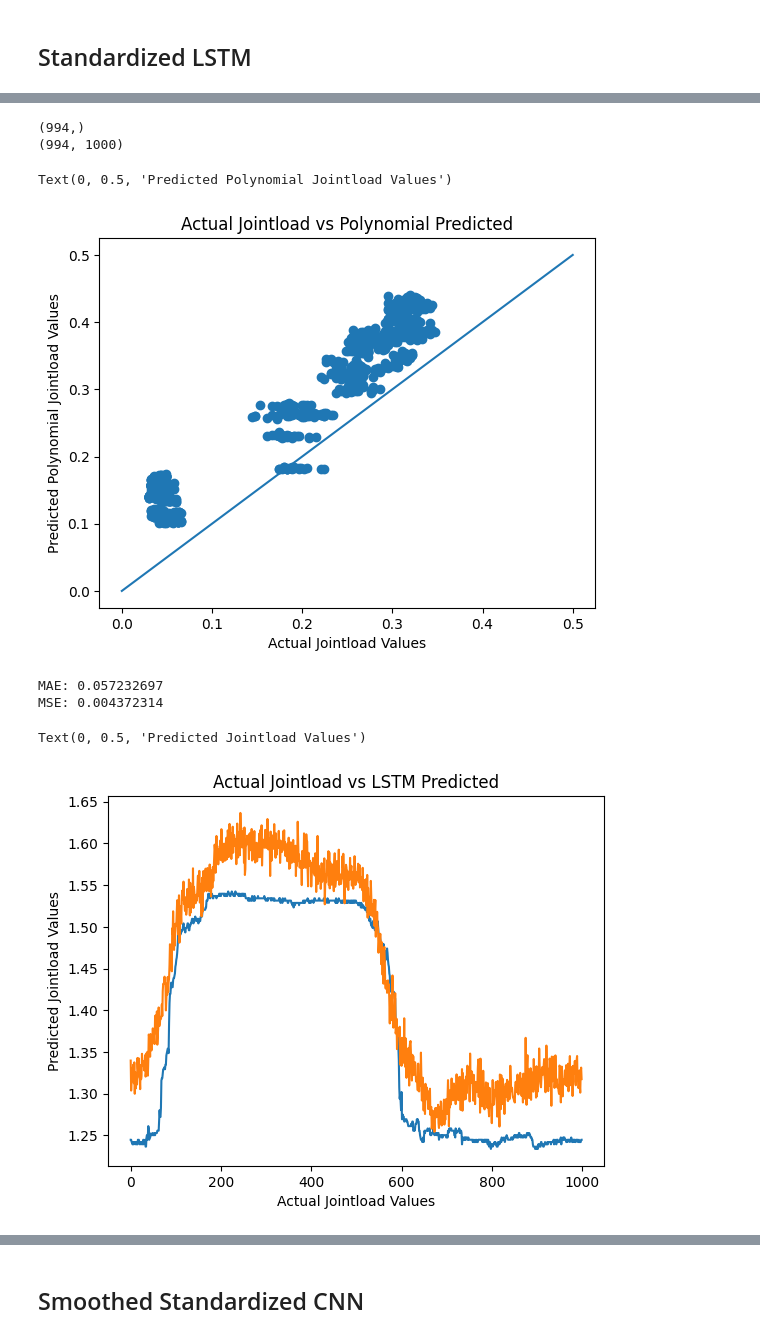
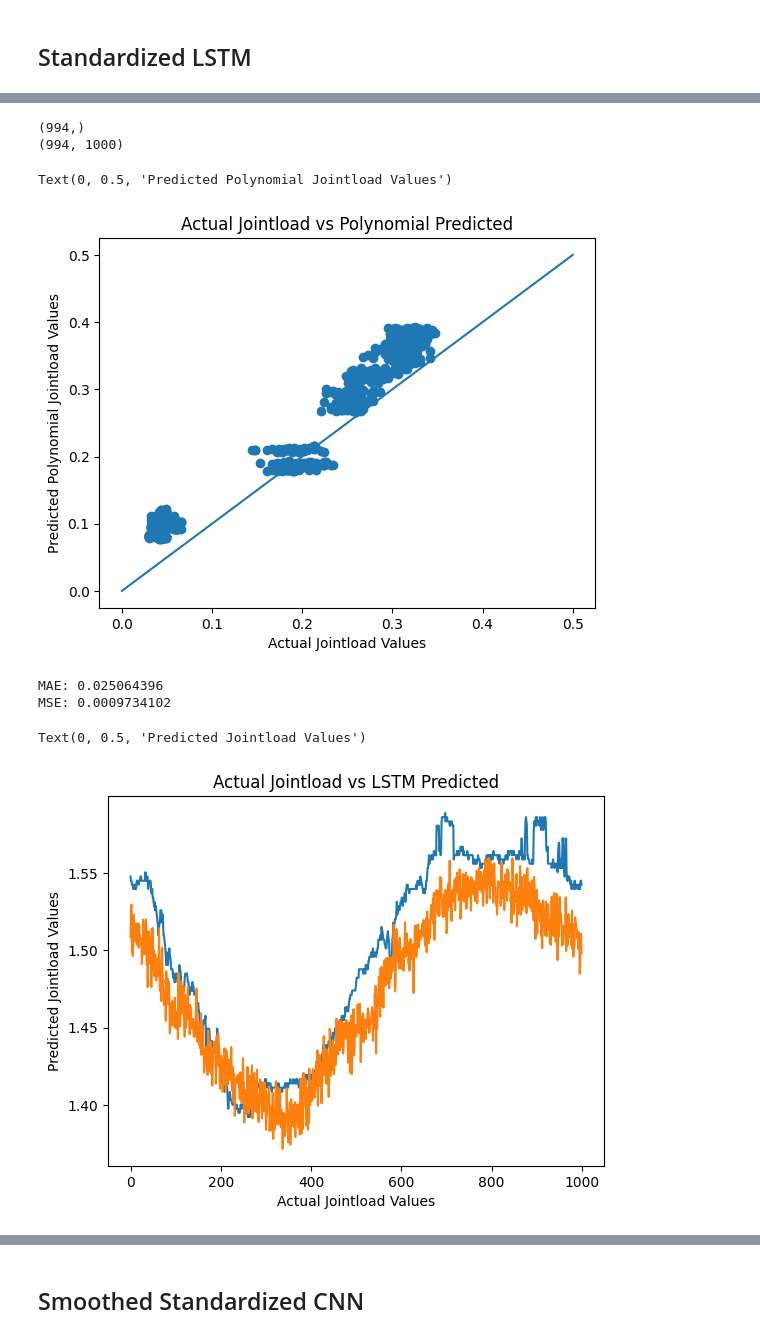
Before and after one commit to Jcollins2021/Jointload-Project, a Jupyter notebook: data_analysis.ipynb, the cells around one changed output, grey strips where cells are left out. Cells and saved outputs as stored; diff of their text form; code cells hidden in the pictures.

```diff
--- a/data_analysis.ipynb
+++ b/data_analysis.ipynb
@@ -1368,6 +1368,6 @@ Model: "sequential_14"
  Non-trainable params: 0 (0.00 B)
 # %%
-standardized_lstm.fit(standardized_train_data, standardized_train_result, epochs=10, batch_size=5, validation_split=0.3)
+standardized_lstm.fit(standardized_train_data, standardized_train_result, epochs=10, batch_size=10, validation_split=0.3)
 
 # lstm_loss, lstm_mae = lstm.evaluate(combined_interpolated_data, results)
 # print(f"Loss: {lstm_loss}, MAE: {lstm_mae}")
@@ -1408,25 +1408,25 @@ plt.ylabel("Predicted Polynomial Jointload Values")
 (994,)
 (994, 1000)
 Text(0, 0.5, 'Predicted Polynomial Jointload Values')
-[figure, old version]
+[figure, new version]
 # %%
 mae = MeanAbsoluteError()
 print("MAE: " + str(mae(standardized_test_result, standardized_lstm_predictions).numpy()))
 mse = MeanSquaredError()
 print("MSE: " + str(mse(standardized_test_result, standardized_lstm_predictions).numpy()))
 # %% [output]
-MAE: 0.057232697
-MSE: 0.004372314
+MAE: 0.025064396
+MSE: 0.0009734102
 # %%
-values = 700
+values = 50
 plt.plot(np.arange(0, 1000), standardized_test_result[values], label = 'Actual')
 plt.plot(np.arange(0, 1000), standardized_lstm_predictions[values], label = 'Predicted')
 plt.title("Actual Jointload vs LSTM Predicted")
 plt.xlabel("Actual Jointload Values")
 plt.ylabel("Predicted Jointload Values")
 # %% [output]
 Text(0, 0.5, 'Predicted Jointload Values')
-[figure, old version]
+[figure, new version]
 # %%
 standardized_predicted_differences = get_individual_distances(standardized_test_result, standardized_lstm_predictions)
 plt.plot(np.arange(0, 1000), standardized_predicted_differences)
```
Also changed, not shown: parts of 28 cells of this notebook, 1 other file.
